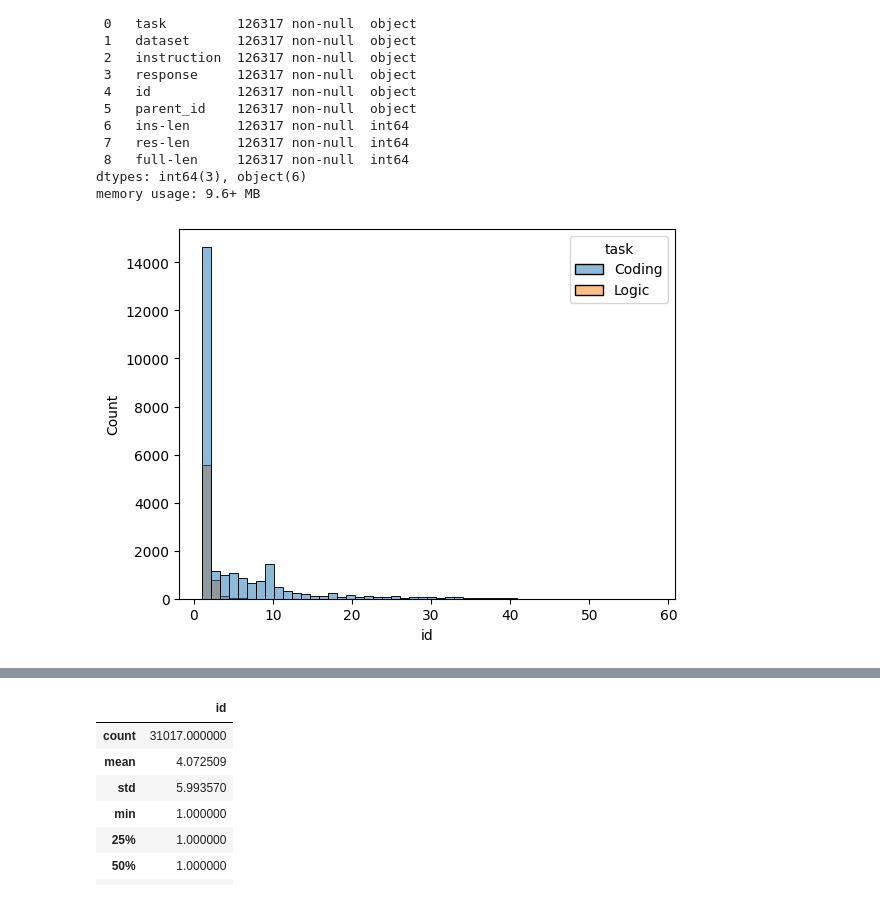
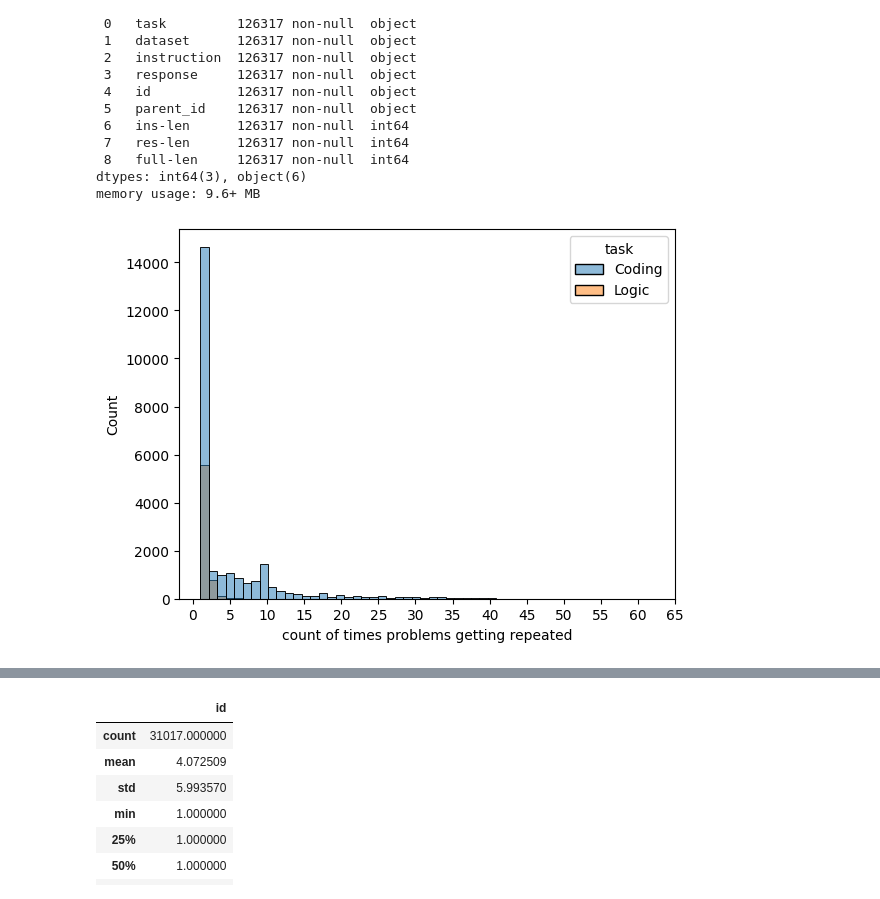
Before and after one commit to SIVASKANDAN-P/PYTHON-CODE-HINT, a Jupyter notebook: Code_solution_experimentation.ipynb, the cells around one changed output, grey strips where cells are left out. Drawn from its saved outputs; the diff is of its cells as text; code cells hidden in the pictures.

```diff
--- a/Code_solution_experimentation.ipynb
+++ b/Code_solution_experimentation.ipynb
@@ -215,7 +215,10 @@ memory usage: 9.6+ MB
 # %%
 grouped_data = data_filter.groupby(['parent_id', 'task']).id.count().reset_index()
 sns.histplot(data = grouped_data,x='id', hue = 'task', bins = 50)
-plt.xticks(range(0, grouped_data['id'].max() + 10, 10))
+plt.xticks(range(0, grouped_data['id'].max() + 10, 5))
+plt.xlabel("count of times problems getting repeated")
+# Save the plot with 300 DPI
+plt.savefig("/content/drive/MyDrive/plots/parent_id_duplicate_hued_tasks_histplot_dpi.png", dpi=300, bbox_inches="tight")
 plt.show()
 # %% [output]
-[figure, old version]
+[figure, new version]
```
Also changed, not shown: parts of 2 cells of this notebook.
